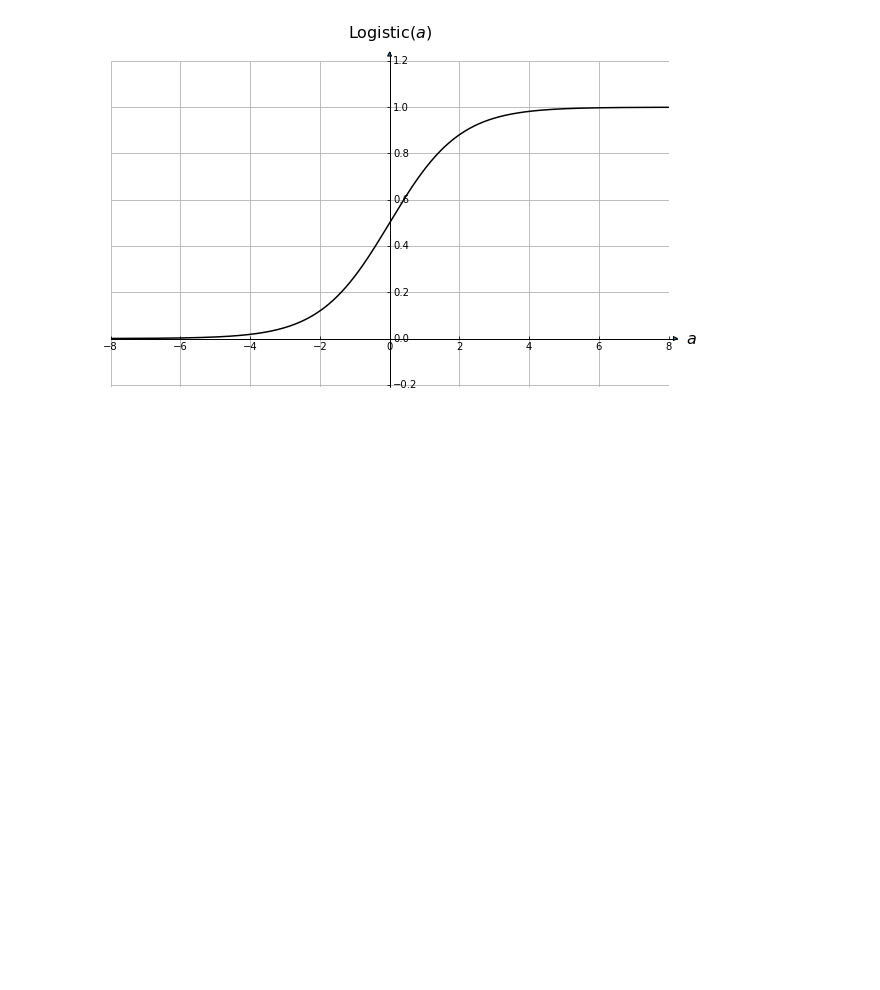
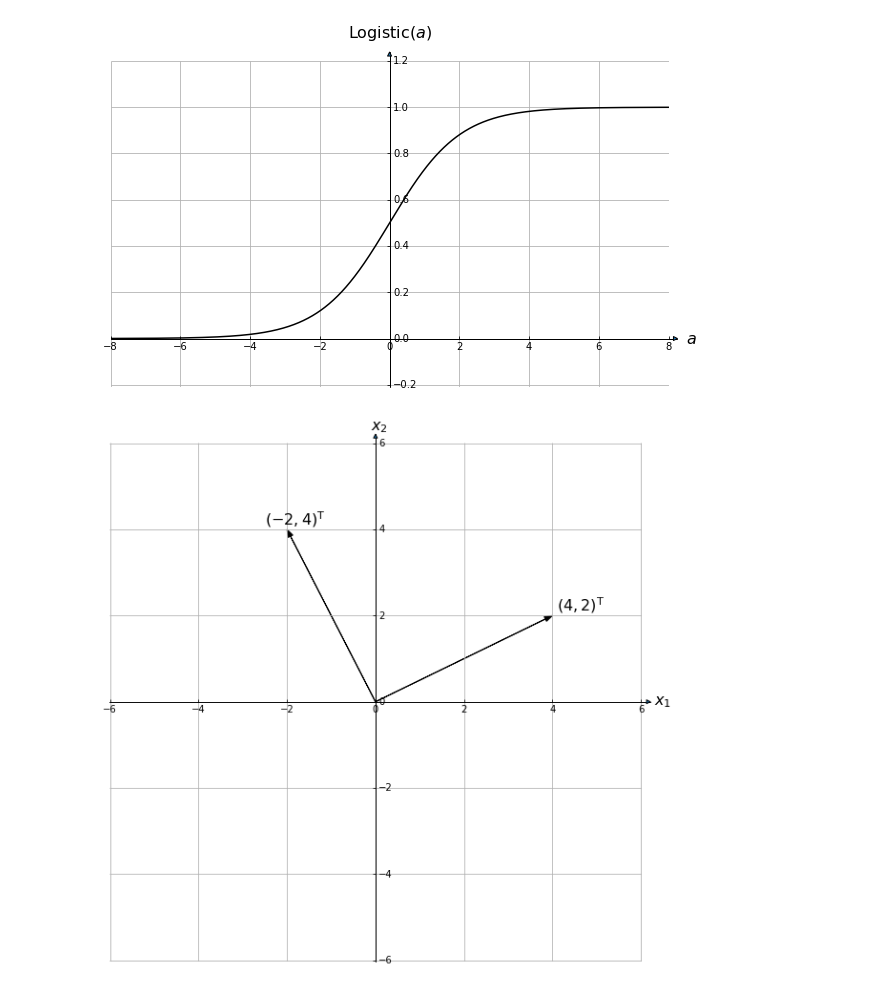
Before and after one commit to dlxj/doc, a Jupyter notebook: lang/programming/python/Plot a plane based on a normal vector and a point in Matlab or matplotlib.ipynb, the cells around one changed output. Cells and saved outputs as stored; diff of their text form; code cells hidden in the pictures; blank space fills up the shorter version.

Commit message:
doc\lang\programming\python\深入理解神经网络：从逻辑回归到CNN\neural_network-neural_network_code-master\neural_network_code\画图脚本

```diff
--- a/lang/programming/python/Plot a plane based on a normal vector and a point in Matlab or matplotlib.ipynb
+++ b/lang/programming/python/Plot a plane based on a normal vector and a point in Matlab or matplotlib.ipynb
@@ -1,3 +1,5 @@
+# %%
+all_pic_path = "D:\GitHub\doc\lang\programming\python\高品质图片"
 # %%
 
 """
@@ -57,3 +57,37 @@ ax.text(x=-1.2, y=1.3, s=r"$\mathrm{Logistic}\left(a\right)$", fontsize=AXIS_LAB
 plt.savefig(os.path.join("D:\workcode\python\plot\高品质图片", '1-1.png'), format='png', dpi=600)
 # %% [output]
 [figure]
+# %%
+
+
+
+from book_draw_util import *
+
+fig = plt.figure(figsize=SQUARE_FIG_SIZE)
+ax = axisartist.Subplot(fig, 111)
+fig.add_axes(ax)
+
+ax.axis[:].set_visible(False)
+ax.axis["x"] = ax.new_floating_axis(0,0)
+ax.axis["x"].set_axisline_style("-|>", size = 1.0)
+ax.axis["y"] = ax.new_floating_axis(1,0)
+ax.axis["y"].set_axisline_style("-|>", size = 1.0)
+ax.axis["x"].set_axis_direction("bottom")
+ax.axis["y"].set_axis_direction("right")
+
+
+
+plt.xlim(-6.01, 6.02)
+plt.ylim(-6.02, 6.01)
+ax.grid(True)
+ax.text(x=6.3, y=-0.08, s=r"$x_1$", fontsize=AXIS_LABEL_FONT_SIZE)
+ax.text(x=-0.1, y=6.3, s=r"$x_2$", fontsize=AXIS_LABEL_FONT_SIZE)
+ax.arrow(0,0,4,2, head_width=ARROW_HEAD_WIDTH, length_includes_head=True, color="k")
+ax.arrow(0,0,-2,4, head_width=ARROW_HEAD_WIDTH, length_includes_head=True, color="k")
+
+ax.text(x=4.1, y=2.1, s=r"$\left(4,2\right)^\mathrm{T}$", fontsize=TEXT_FONT_SIZE)
+ax.text(x=-2.5, y=4.1, s=r"$\left(-2,4\right)^\mathrm{T}$", fontsize=TEXT_FONT_SIZE)
+
+plt.savefig(os.path.join(all_pic_path, 'two vector.png'), format='png', dpi=600)
+# %% [output]
+[figure, added]
```
Also changed, not shown: parts of 1 cell of this notebook, 3 other files.
